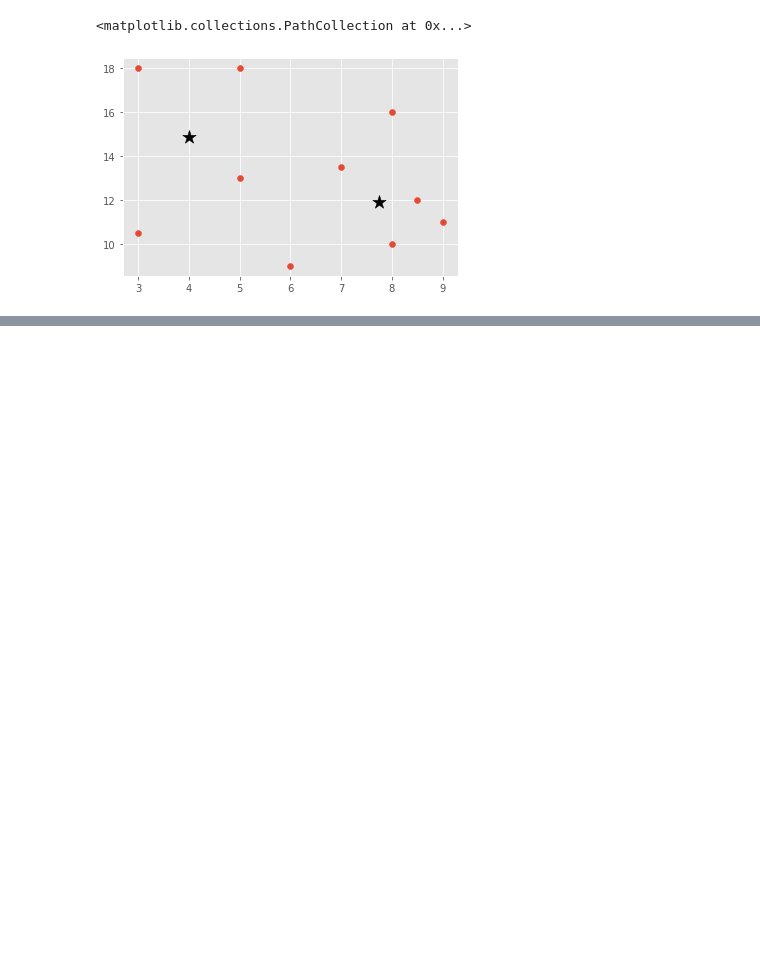
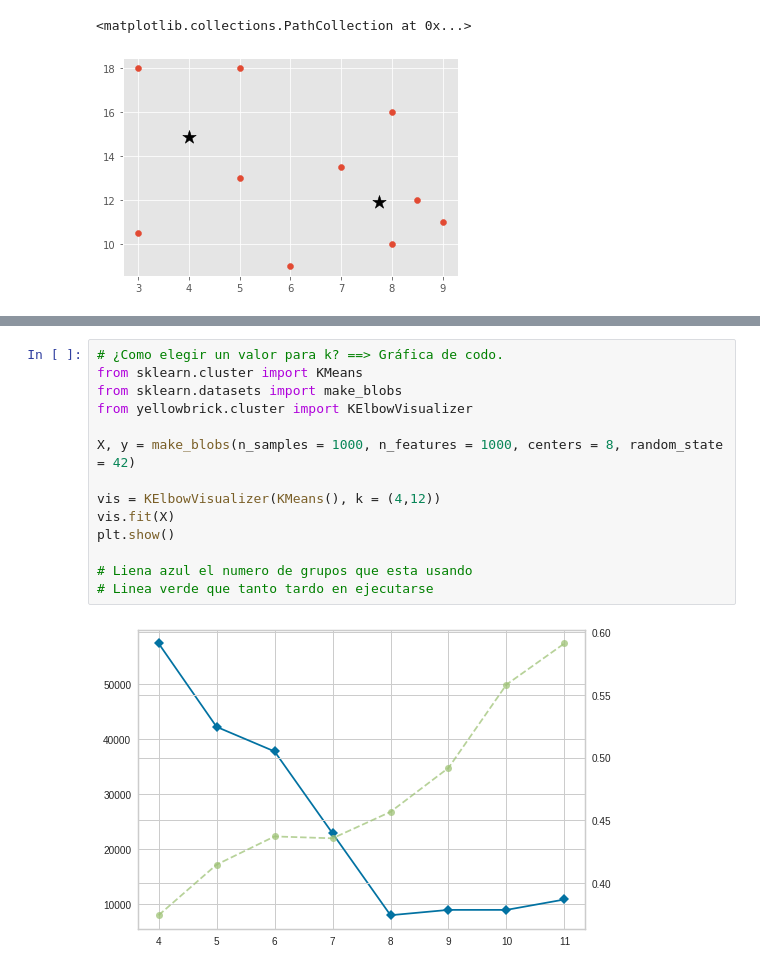
Before and after one commit to danielfrgs/LCD-PCCD-2021-1, a Jupyter notebook: Paradigmas_Centroides.ipynb, the cells around one changed output, grey strips where cells are left out. Saved outputs shown, nothing was run; the diff lists cells and outputs as text; blank space fills up the shorter version.

```diff
--- a/Paradigmas_Centroides.ipynb
+++ b/Paradigmas_Centroides.ipynb
@@ -62,0 +107,16 @@ plt.scatter(data[:,0], data[:, 1])
+# %%
+# ¿Como elegir un valor para k? ==> Gráfica de codo.
+from sklearn.cluster import KMeans
+from sklearn.datasets import make_blobs
+from yellowbrick.cluster import KElbowVisualizer
+
+X, y = make_blobs(n_samples = 1000, n_features = 1000, centers = 8, random_state = 42)
+
+vis = KElbowVisualizer(KMeans(), k = (4,12))
+vis.fit(X)
+plt.show()
+
+# Liena azul el numero de grupos que esta usando
+# Linea verde que tanto tardo en ejecutarse
+# %% [output]
+[figure, added]
```
Also changed, not shown: parts of 14 cells of this notebook.
